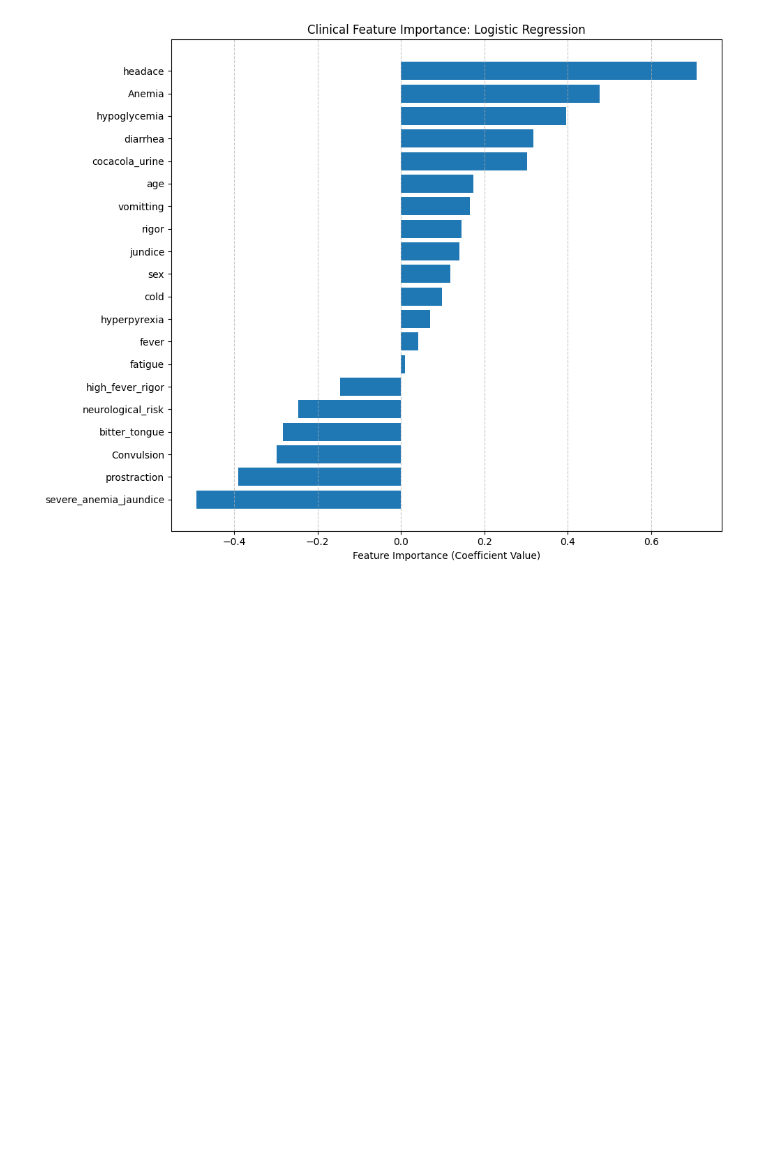
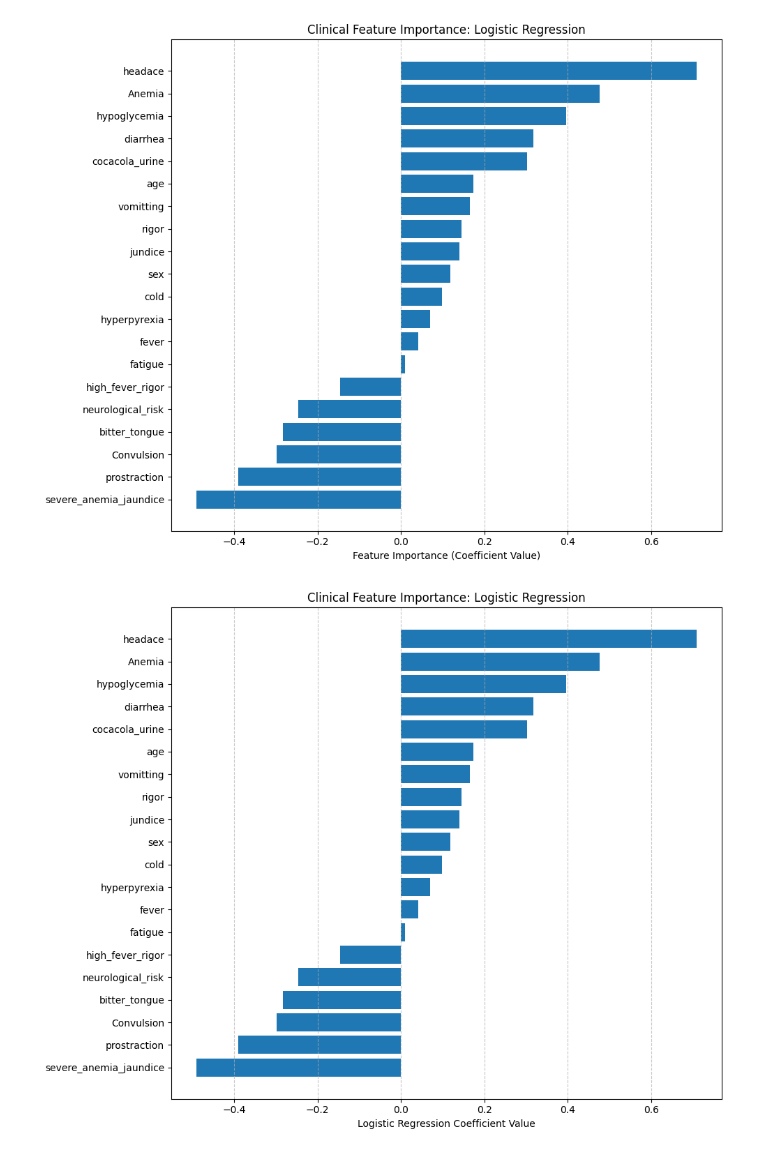
Before and after one commit to SholaSaliu/malaria_symptoms_triage_helper_project, a Jupyter notebook: MALARIA_SYMPTOM_TRIAGE_HELPER.ipynb, the cells around one changed output. Cells and saved outputs as stored; diff of their text form; code cells hidden in the pictures; blank space fills up the shorter version.

```diff
--- a/MALARIA_SYMPTOM_TRIAGE_HELPER.ipynb
+++ b/MALARIA_SYMPTOM_TRIAGE_HELPER.ipynb
@@ -181,3 +290,29 @@ plt.tight_layout()
 plt.show()
 # %% [output]
 [figure]
+# %%
+import matplotlib.pyplot as plt
+import numpy as np
+
+# Get feature names from the preprocessor (numeric_features and binary_features are now global)
+feature_names = numeric_features + binary_features
+
+# Determine label based on model type
+if final_model_name == 'Logistic Regression':
+    importance = final_model.named_steps['classifier'].coef_[0]
+    xlabel_text = 'Logistic Regression Coefficient Value'
+else:
+    importance = final_model.named_steps['classifier'].feature_importances_
+    xlabel_text = 'Feature Importance (Gini Impurity Reduction)'
+
+# Sort and plot
+sorted_idx = np.argsort(importance)
+plt.figure(figsize=(10, 8))
+plt.barh(np.array(feature_names)[sorted_idx], importance[sorted_idx])
+plt.xlabel(xlabel_text)
+plt.title(f'Clinical Feature Importance: {final_model_name}')
+plt.grid(axis='x', linestyle='--', alpha=0.7)
+plt.tight_layout()
+plt.show()
+# %% [output]
+[figure, added]
```
Also changed, not shown: parts of 9 cells of this notebook.
